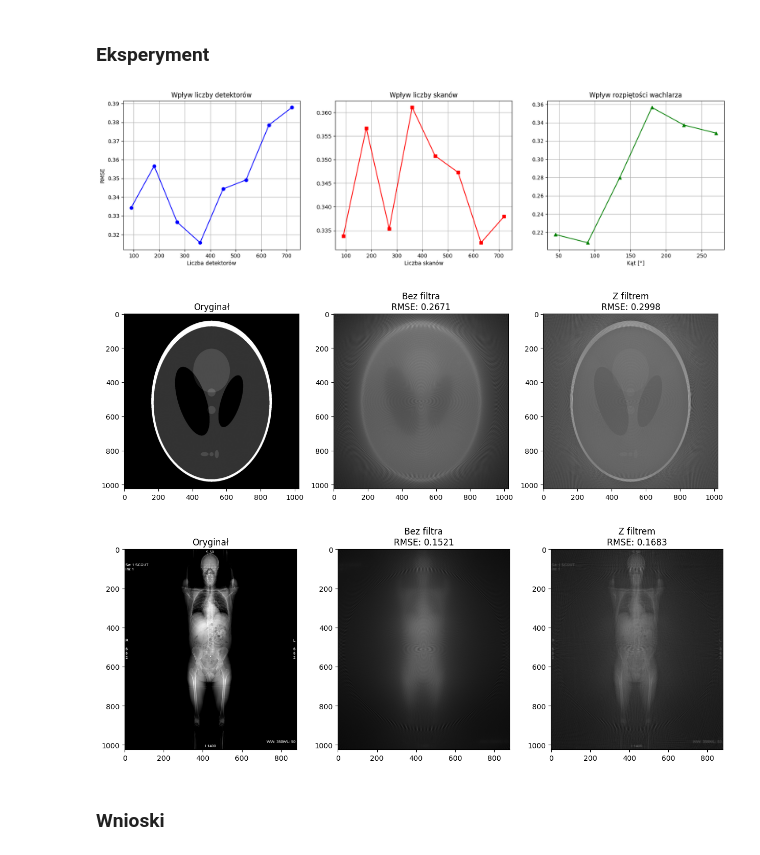
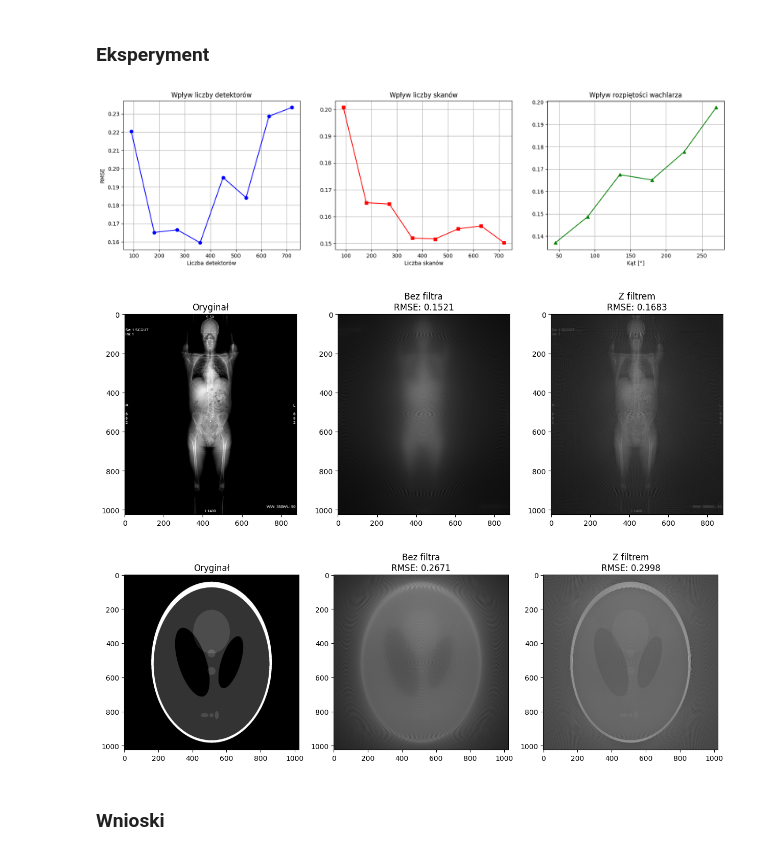
Before and after one commit to oliwiatarent/computed-tomography-simulator, a Jupyter notebook: ct_simulator.ipynb, the cells around one changed output. Saved outputs shown, nothing was run; the diff lists cells and outputs as text; code cells hidden in the pictures.

```diff
--- a/ct_simulator.ipynb
+++ b/ct_simulator.ipynb
@@ -537,39 +524,38 @@ def filter_on_images(img1, img2):
         recon_no = inverse_radon_transformation(img_test, sino, test_alpha, test_n, test_phi_rad)
         rmse_no = calculate_rmse(img_test, recon_no)
 
         sino_f = filter(sino)
         recon_f = inverse_radon_transformation(img_test, sino_f, test_alpha, test_n, test_phi_rad)
         rmse_f = calculate_rmse(img_test, recon_f)
 
         fig, axes = plt.subplots(1, 3, figsize=(15, 5))
 
         axes[0].imshow(img_test, cmap='gray')
         axes[0].set_title("Oryginał")
 
         axes[1].imshow(recon_no, cmap='gray')
         axes[1].set_title(f"Bez filtra\nRMSE: {rmse_no:.4f}")
 
         axes[2].imshow(recon_f, cmap='gray')
         axes[2].set_title(f"Z filtrem\nRMSE: {rmse_f:.4f}")
 
         plt.show()
 
-
-img = io.imread("img/Shepp_logan.jpg")
-img2 = io.imread("img/CT_ScoutView.jpg")
+img = io.imread("img/CT_ScoutView.jpg")
+img2 = io.imread("img/Shepp_logan.jpg")
 
 if len(img.shape) == 3:
     img = color.rgb2gray(img)
 
 if len(img2.shape) == 3:
     img2 = color.rgb2gray(img2)
 
 run_experiment(img)
 filter_on_images(img, img2)
 # %% [output]
-[figure, old version]
+[figure, new version]
-[figure, old version]
+[figure, new version]
-[figure, old version]
+[figure, new version]
 # %% [markdown]
 ### Wnioski
 # %% [markdown]
```
Also changed, not shown: parts of 2 cells of this notebook, 4 other files.
